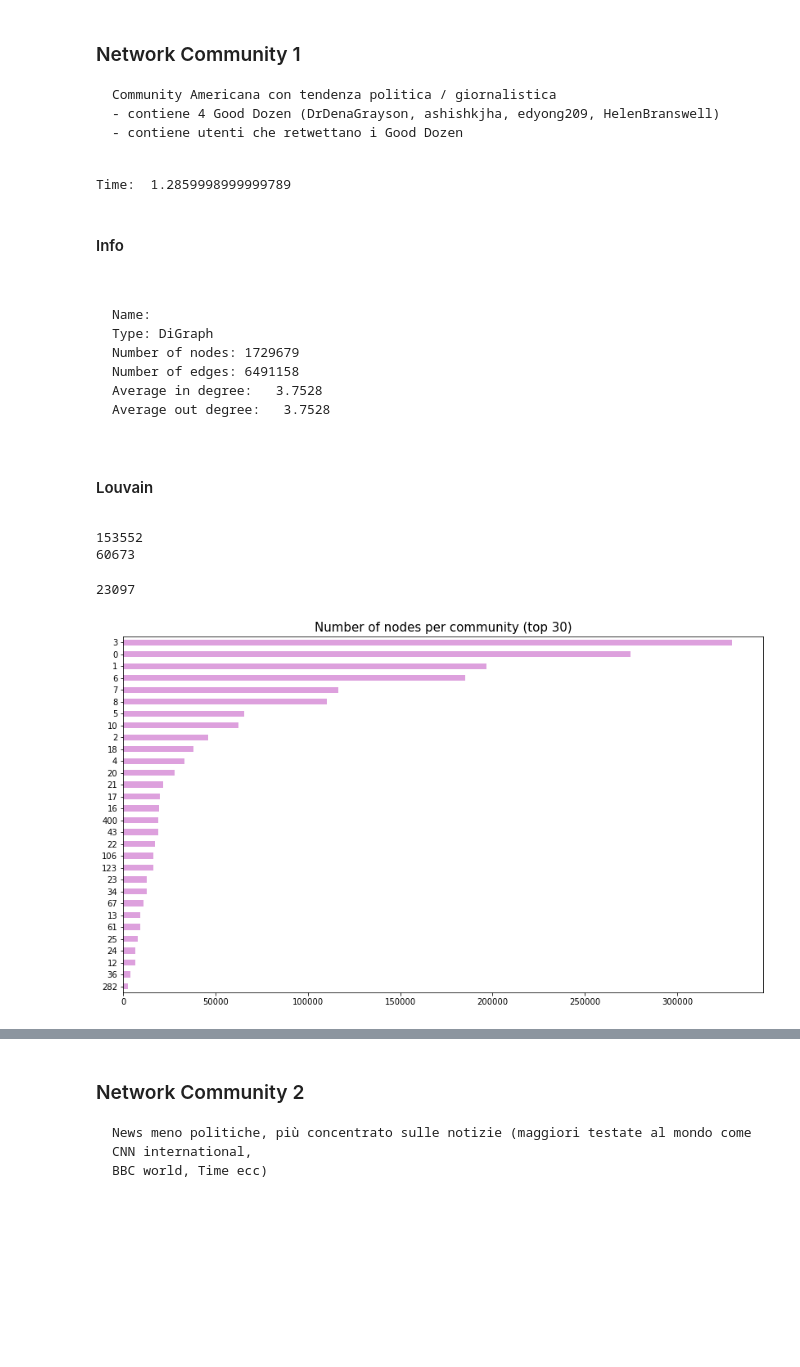
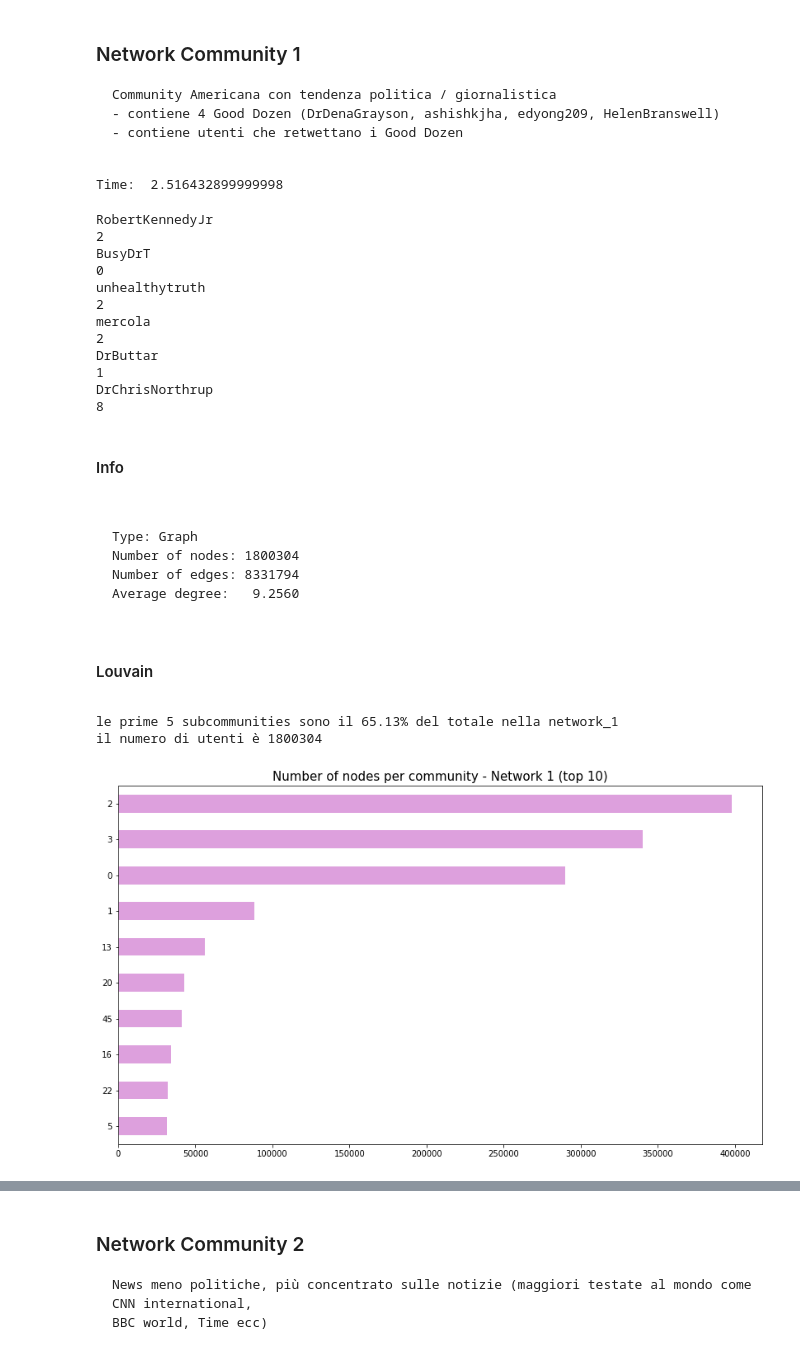
Before and after one commit to gi-ux/BachelorProject, a Jupyter notebook: notebook/Subnetworks.ipynb, the cells around one changed output, grey strips where cells are left out. Saved outputs shown, nothing was run; the diff lists cells and outputs as text; code cells hidden in the pictures; blank space fills up the shorter version.

```diff
--- a/notebook/Subnetworks.ipynb
+++ b/notebook/Subnetworks.ipynb
@@ -130,9 +129,12 @@ def read_from_json(path):
     print("Time: ",stop_time-start_time)
     return obj
 # %%
-path_ccdh_rt = glob.glob("C:/Users/Gianluca/Desktop/Supsi/Git/BachelorProject/large_files/ccdh/")
-ccdh_rt = pd.read_csv(path_ccdh_rt[0] + "disinformation_users.csv")
+path_ccdh_rt = glob.glob("C:/Users/gianl/Desktop/Gi/Supsi/BachelorProject/large_files/ccdh/")
+ccdh_rt = pd.read_csv(path_ccdh_rt[0] + "rt_bad.csv")
 good_rt = pd.read_csv(path_ccdh_rt[0] + "rt_good.csv")
+path_dozen = glob.glob("C:/Users/gianl/Desktop/Gi/Supsi/BachelorProject/csv/")
+bad_dozen = pd.read_csv(path_dozen[0] + "disinformation_users.csv")
+good_dozen = pd.read_csv(path_dozen[0] + "good_dozen.csv")
 # %%
 # df_1 = pd.read_csv(path + "prova_1.csv", lineterminator="\n", low_memory=False)
 # df_1
@@ -164,50 +166,76 @@ Process 19
 </p>
 <a id="comm_1"/>
 # %%
-path_inside = path + "/network_1/"
+path_inside = path + "/nt_1/"
 louvain_path = glob.glob(path_inside + "louvain*.json")[0]
 louvain_1 = read_from_json(louvain_path)
 ccdh_rt_flt_1 = ccdh_rt[ccdh_rt.user_screen_name.isin([x for x in louvain_1])]
 good_rt_flt_1 = good_rt[good_rt.user_screen_name.isin([x for x in louvain_1])]
 # %% [output]
-Time:  1.2859998999999789
+Time:  2.516432899999998
+# %%
+for i in louvain_1:
+    if i in list(bad_dozen["screen_name"]):
+        print(i)
+        print(louvain_1.get(i))
+# bad_flt_1 = bad_dozen[bad_dozen.screen_name.isin([x for x in louvain_2])]
+# bad_flt_1
+
+# mercola
+# RobertKennedyJr
+# BusyDrT
+# DrButtar
+# unhealthytruth
+# DrChrisNorthrup
+# %% [output]
+RobertKennedyJr
+2
+BusyDrT
+0
+unhealthytruth
+2
+mercola
+2
+DrButtar
+1
+DrChrisNorthrup
+8
 # %% [markdown]
 #### Info
 <a id="info_1"/>
 # %% [markdown]
 <p>
 
+    Type: Graph
+    Number of nodes: 1800304
+    Number of edges: 8331794
+    Average degree:   9.2560
 
-    Name:
-    Type: DiGraph
-    Number of nodes: 1729679
-    Number of edges: 6491158
-    Average in degree:   3.7528
-    Average out degree:   3.7528
 
 </p>
 # %% [markdown]
 #### Louvain
 <a id="louvain_1"/>
-# %%
-print(len(ccdh_rt))
-print(len(ccdh_rt_flt_1))
-len(good_rt_flt_1)
-# %% [output]
-153552
-60673
-23097
+# %%
+s = 0
+for i in comm[:5]:
+    s = s + i
+print(f"le prime 5 subcommunities sono il {round(s/comm.sum()*100,2)}% del totale nella network_1")
+print(f"il numero di utenti è {comm.sum()}")
+# %% [output]
+le prime 5 subcommunities sono il 65.13% del totale nella network_1
+il numero di utenti è 1800304
 # %%
 communities = []
 for i in louvain_1:
     communities.append(louvain_1.get(i))
 comm = pd.Series(communities).value_counts().sort_values(ascending=False)
 fig = plt.figure(figsize=(14, 8))
-ax = comm[:30].plot(kind='barh', color='plum', fig=(14,14)) #orange #lightseagreen
-ax.set_title('Number of nodes per community (top 30)', fontsize=15)
+ax = comm[:10].plot(kind='barh', color='plum') #orange #lightseagreen
+ax.set_title('Number of nodes per community - Network 1 (top 10)', fontsize=15)
 ax.invert_yaxis()
 plt.show()
 # %% [output]
-[figure, old version]
+[figure, new version]
 # %%
 val = rt_community(ccdh_rt_flt_1, louvain_1)
```
Also changed, not shown: parts of 11 cells of this notebook, 2 other files.
